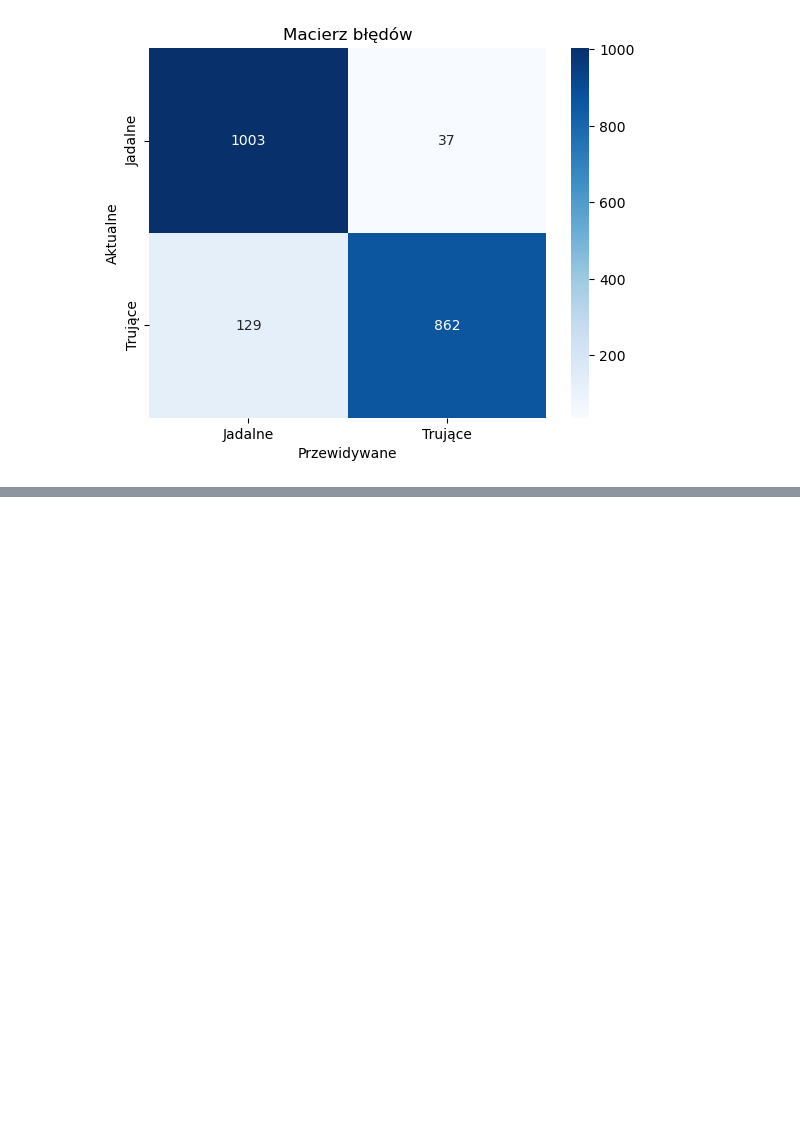
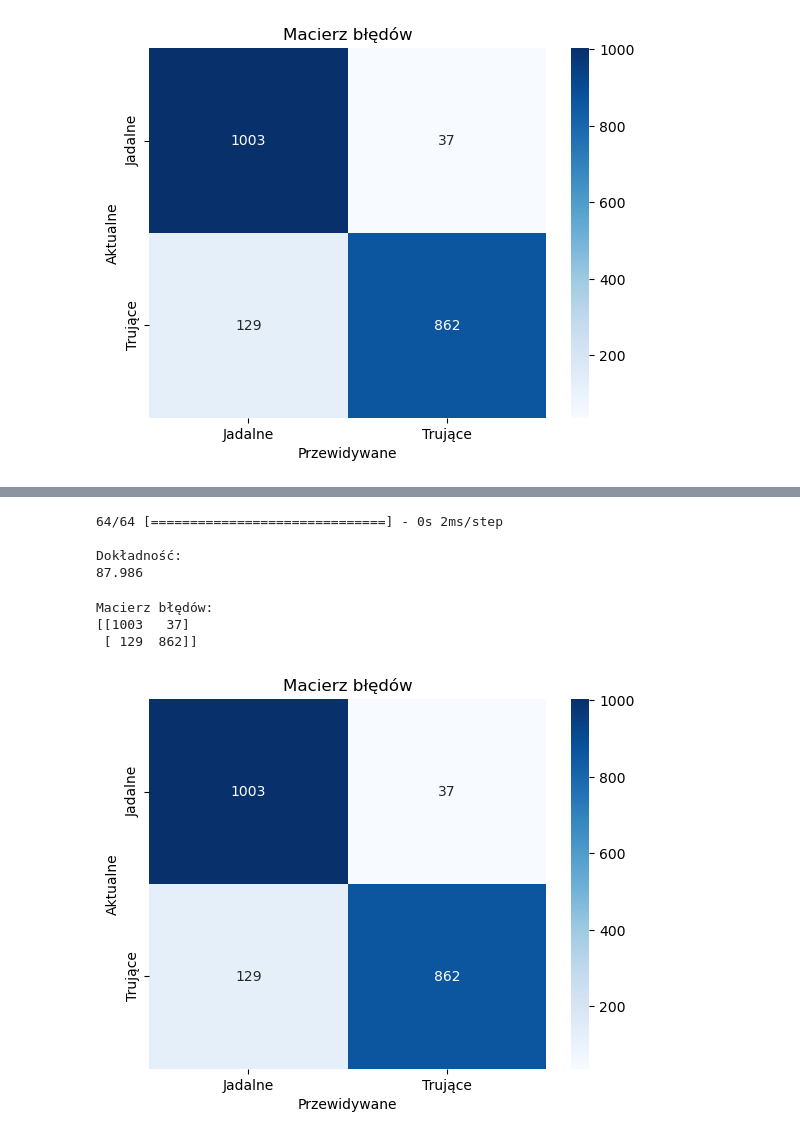
Before and after one commit to nwielocha/mushroom-classification, a Jupyter notebook: Mushroom Classification.ipynb, the cells around one changed output, grey strips where cells are left out. Drawn from its saved outputs; the diff is of its cells as text; code cells hidden in the pictures; blank space fills up the shorter version.

```diff
--- a/Mushroom Classification.ipynb
+++ b/Mushroom Classification.ipynb
@@ -425,0 +443,26 @@ You must install pydot (`pip install pydot`) and install graphviz (see instructi
+# %%
+y_pred_nn = np.round(trained_model_2.predict(X_test)).astype(int).flatten()
+accuracy_nn = accuracy_score(y_test, y_pred_nn)
+print("\nDokładność:")
+print(round(accuracy_nn, 5) * 100)
+# %% [output]
+64/64 [==============================] - 0s 2ms/step
+
+Dokładność:
+87.986
+# %%
+print("Macierz błędów:")
+cm = confusion_matrix(y_test, y_pred)
+print(cm)
+# %% [output]
+Macierz błędów:
+[[1003   37]
+ [ 129  862]]
+# %%
+sns.heatmap(cm, annot=True, fmt='d', cmap='Blues', xticklabels=['Jadalne', 'Trujące'], yticklabels=['Jadalne', 'Trujące'])
+plt.xlabel('Przewidywane')
+plt.ylabel('Aktualne')
+plt.title('Macierz błędów')
+plt.show()
+# %% [output]
+[figure, added]
```
Also changed, not shown: parts of 51 cells of this notebook, 2 other files.
